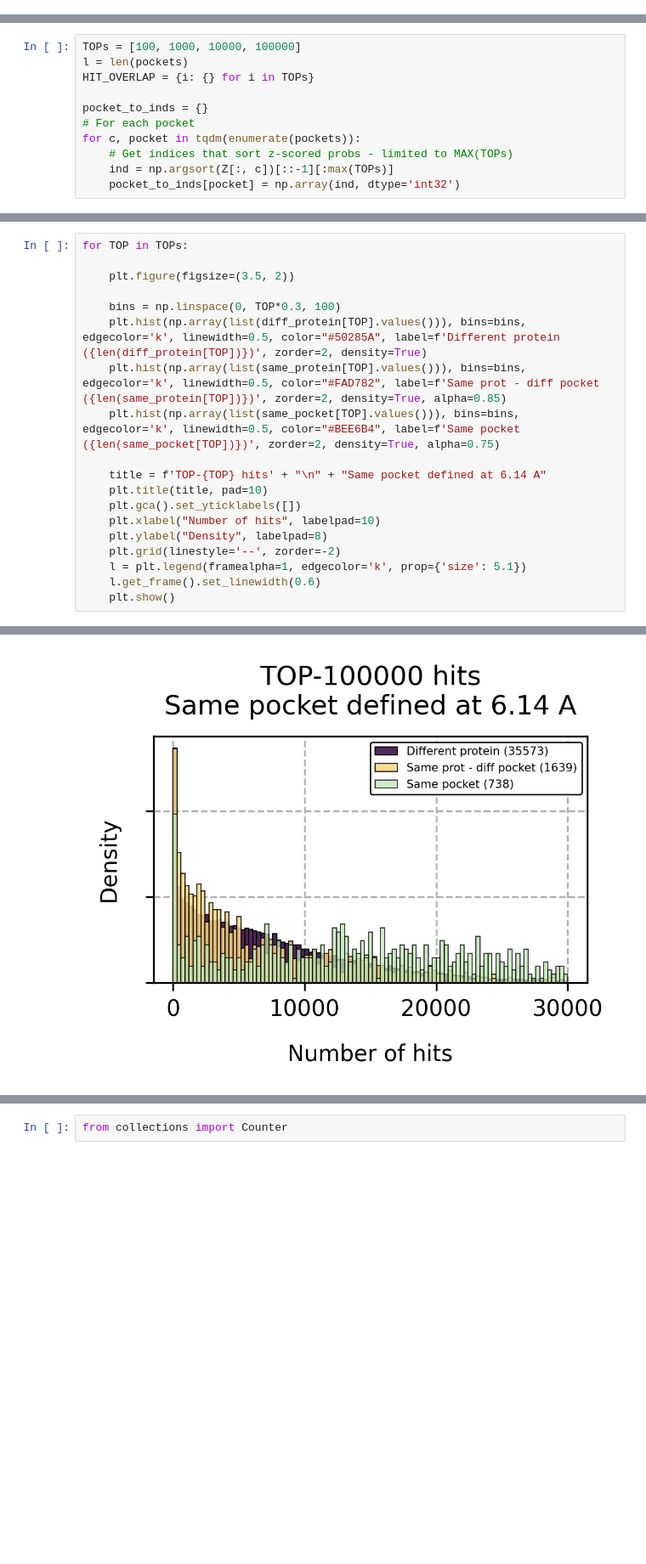
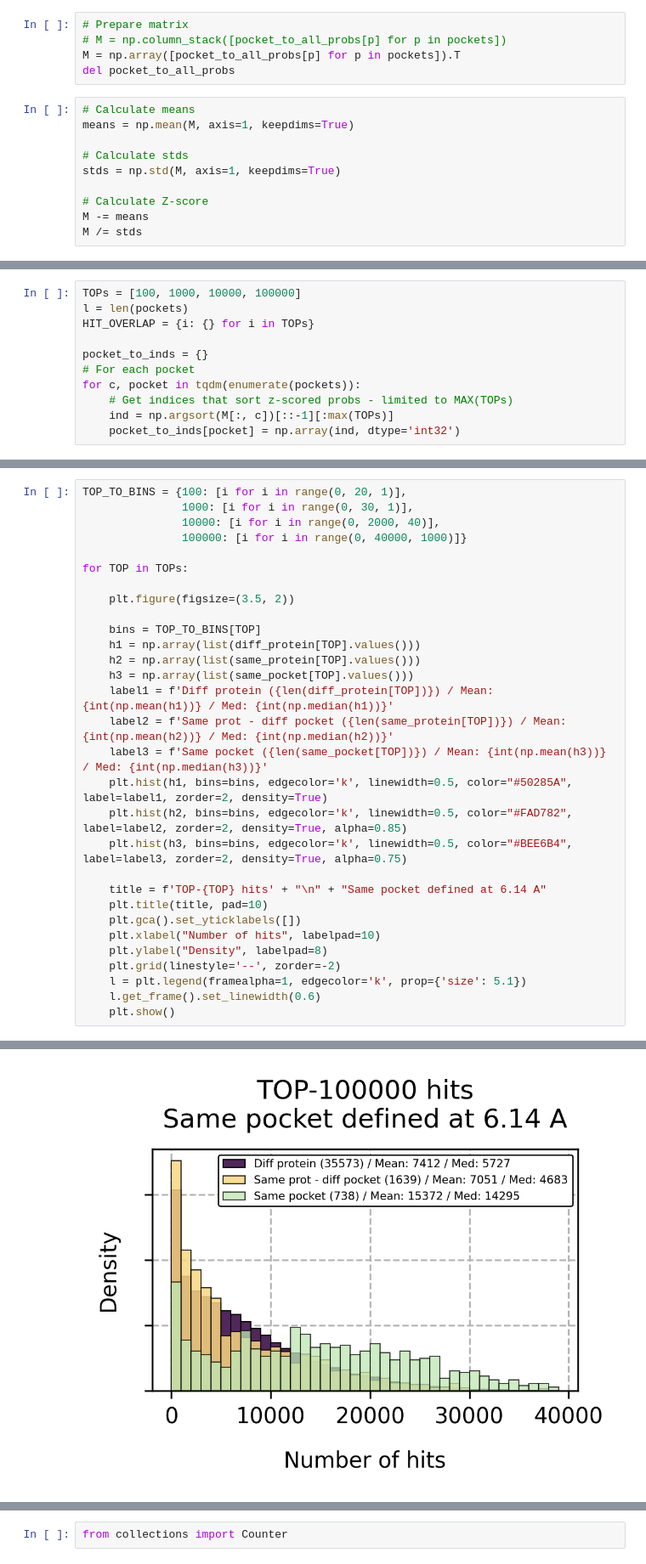
Before and after one commit to ersilia-os/mtb-targeted-protein-degradation, a Jupyter notebook: notebooks/32_enamine_REAL_inferences_II.ipynb, the cells around one changed output, grey strips where cells are left out. Shown: that part at 85% size. Drawn from its saved outputs; the diff is of its cells as text; blank space fills up the shorter version.

```diff
--- a/notebooks/32_enamine_REAL_inferences_II.ipynb
+++ b/notebooks/32_enamine_REAL_inferences_II.ipynb
@@ -39,0 +27,15 @@ Z = (M - means) / stds
+# %%
+# Prepare matrix
+# M = np.column_stack([pocket_to_all_probs[p] for p in pockets])
+M = np.array([pocket_to_all_probs[p] for p in pockets]).T
+del pocket_to_all_probs
+# %%
+# Calculate means
+means = np.mean(M, axis=1, keepdims=True)
+
+# Calculate stds
+stds = np.std(M, axis=1, keepdims=True)
+
+# Calculate Z-score
+M -= means
+M /= stds
@@ -46,7 +52,7 @@ pocket_to_inds = {}
 # For each pocket
 for c, pocket in tqdm(enumerate(pockets)):
     # Get indices that sort z-scored probs - limited to MAX(TOPs)
-    ind = np.argsort(Z[:, c])[::-1][:max(TOPs)]
+    ind = np.argsort(M[:, c])[::-1][:max(TOPs)]
     pocket_to_inds[pocket] = np.array(ind, dtype='int32')
 # %%
 # For each pocket1
@@ -102,14 +108,25 @@ for c, pocket1 in tqdm(enumerate(pockets)):
                 for TOP in TOPs:
                     same_protein[TOP][pair] = HIT_OVERLAP[TOP][pair]
 # %%
+TOP_TO_BINS = {100: [i for i in range(0, 20, 1)],
+               1000: [i for i in range(0, 30, 1)],
+               10000: [i for i in range(0, 2000, 40)],
+               100000: [i for i in range(0, 40000, 1000)]}
+
 for TOP in TOPs:
 
     plt.figure(figsize=(3.5, 2))
 
-    bins = np.linspace(0, TOP*0.3, 100)
-    plt.hist(np.array(list(diff_protein[TOP].values())), bins=bins, edgecolor='k', linewidth=0.5, color="#50285A", label=f'Different protein ({len(diff_protein[TOP])})', zorder=2, density=True)
-    plt.hist(np.array(list(same_protein[TOP].values())), bins=bins, edgecolor='k', linewidth=0.5, color="#FAD782", label=f'Same prot - diff pocket ({len(same_protein[TOP])})', zorder=2, density=True, alpha=0.85)
-    plt.hist(np.array(list(same_pocket[TOP].values())), bins=bins, edgecolor='k', linewidth=0.5, color="#BEE6B4", label=f'Same pocket ({len(same_pocket[TOP])})', zorder=2, density=True, alpha=0.75)
+    bins = TOP_TO_BINS[TOP]
+    h1 = np.array(list(diff_protein[TOP].values()))
+    h2 = np.array(list(same_protein[TOP].values()))
+    h3 = np.array(list(same_pocket[TOP].values()))
+    label1 = f'Diff protein ({len(diff_protein[TOP])}) / Mean: {int(np.mean(h1))} / Med: {int(np.median(h1))}'
+    label2 = f'Same prot - diff pocket ({len(same_protein[TOP])}) / Mean: {int(np.mean(h2))} / Med: {int(np.median(h2))}'
+    label3 = f'Same pocket ({len(same_pocket[TOP])}) / Mean: {int(np.mean(h3))} / Med: {int(np.median(h3))}'
+    plt.hist(h1, bins=bins, edgecolor='k', linewidth=0.5, color="#50285A", label=label1, zorder=2, density=True)
+    plt.hist(h2, bins=bins, edgecolor='k', linewidth=0.5, color="#FAD782", label=label2, zorder=2, density=True, alpha=0.85)
+    plt.hist(h3, bins=bins, edgecolor='k', linewidth=0.5, color="#BEE6B4", label=label3, zorder=2, density=True, alpha=0.75)
 
     title = f'TOP-{TOP} hits' + "\n" + "Same pocket defined at 6.14 A"
     plt.title(title, pad=10)
@@ -127,4 +144,4 @@ for TOP in TOPs:
-[figure, old version]
+[figure, new version]
 # %%
 ### PROBABILITY MATRIX
 
```
Also changed, not shown: parts of 5 cells of this notebook, 4 other files.
